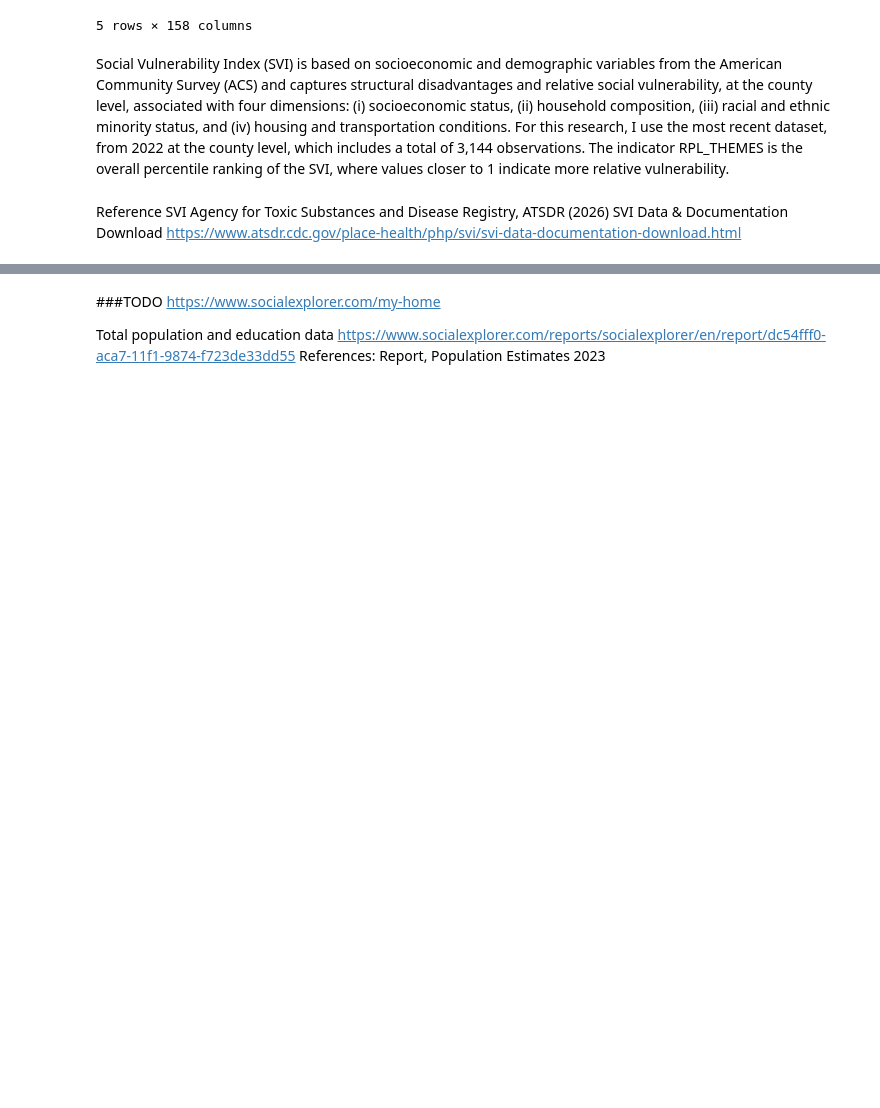
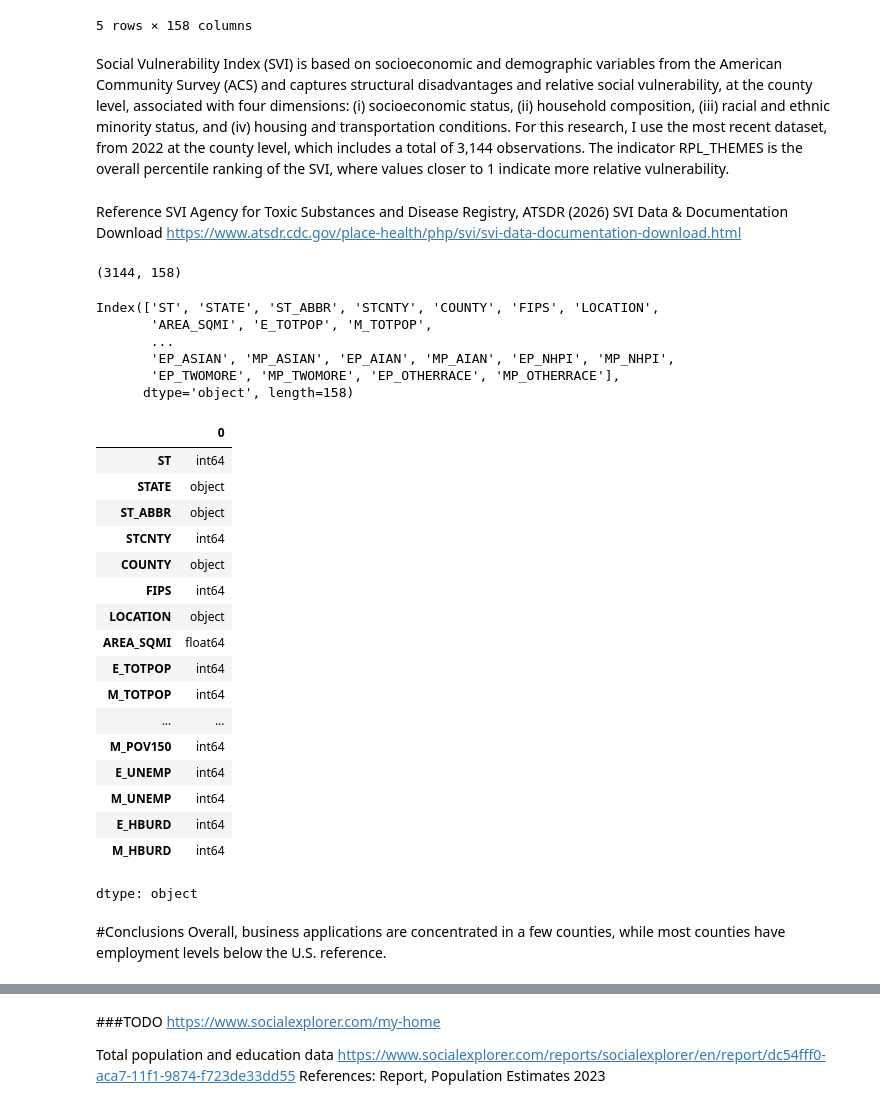
Before and after one commit to shirleyrutgers/DataManPy, a Jupyter notebook: ps1dataman.ipynb, the cells around one changed output, grey strips where cells are left out. Drawn from its saved outputs; the diff is of its cells as text; code cells hidden in the pictures; blank space fills up the shorter version.

```diff
--- a/ps1dataman.ipynb
+++ b/ps1dataman.ipynb
@@ -598,3 +574,41 @@ The indicator RPL_THEMES is the overall percentile ranking of the SVI, where val
 # %% [markdown]
 Reference SVI
 Agency for Toxic Substances and Disease Registry, ATSDR (2026) SVI Data & Documentation Download https://www.atsdr.cdc.gov/place-health/php/svi/svi-data-documentation-download.html
+# %%
+# Review the structure of the SVI dataset
+#Rows and columns
+svi.shape
+#Column names and info
+svi.columns
+#svi.columns.tolist
+#svi.dtypes
+svi.dtypes.head(20)
+# %% [output]
+(3144, 158)
+Index(['ST', 'STATE', 'ST_ABBR', 'STCNTY', 'COUNTY', 'FIPS', 'LOCATION',
+       'AREA_SQMI', 'E_TOTPOP', 'M_TOTPOP',
+       ...
+       'EP_ASIAN', 'MP_ASIAN', 'EP_AIAN', 'MP_AIAN', 'EP_NHPI', 'MP_NHPI',
+       'EP_TWOMORE', 'MP_TWOMORE', 'EP_OTHERRACE', 'MP_OTHERRACE'],
+      dtype='object', length=158)
+|  | 0 |
+| ST | int64 |
+| STATE | object |
+| ST_ABBR | object |
+| STCNTY | int64 |
+| COUNTY | object |
+| FIPS | int64 |
+| LOCATION | object |
+| AREA_SQMI | float64 |
+| E_TOTPOP | int64 |
+| M_TOTPOP | int64 |
+| ... | ... |
+| M_POV150 | int64 |
+| E_UNEMP | int64 |
+| M_UNEMP | int64 |
+| E_HBURD | int64 |
+| M_HBURD | int64 |
+dtype: object
+# %% [markdown]
+#Conclusions
+Overall, business applications are concentrated in a few counties, while most counties have employment levels below the U.S. reference.
```
Also changed, not shown: parts of 8 cells of this notebook.
